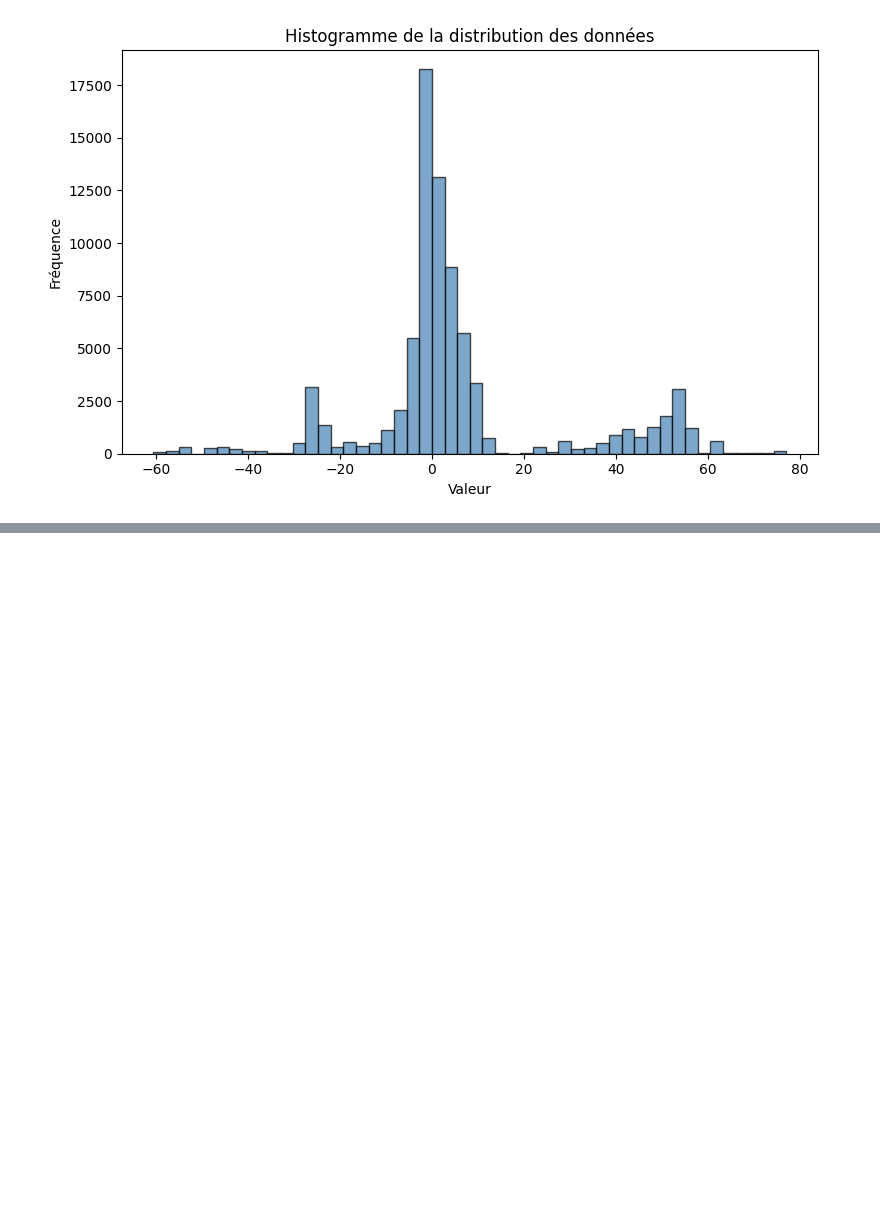
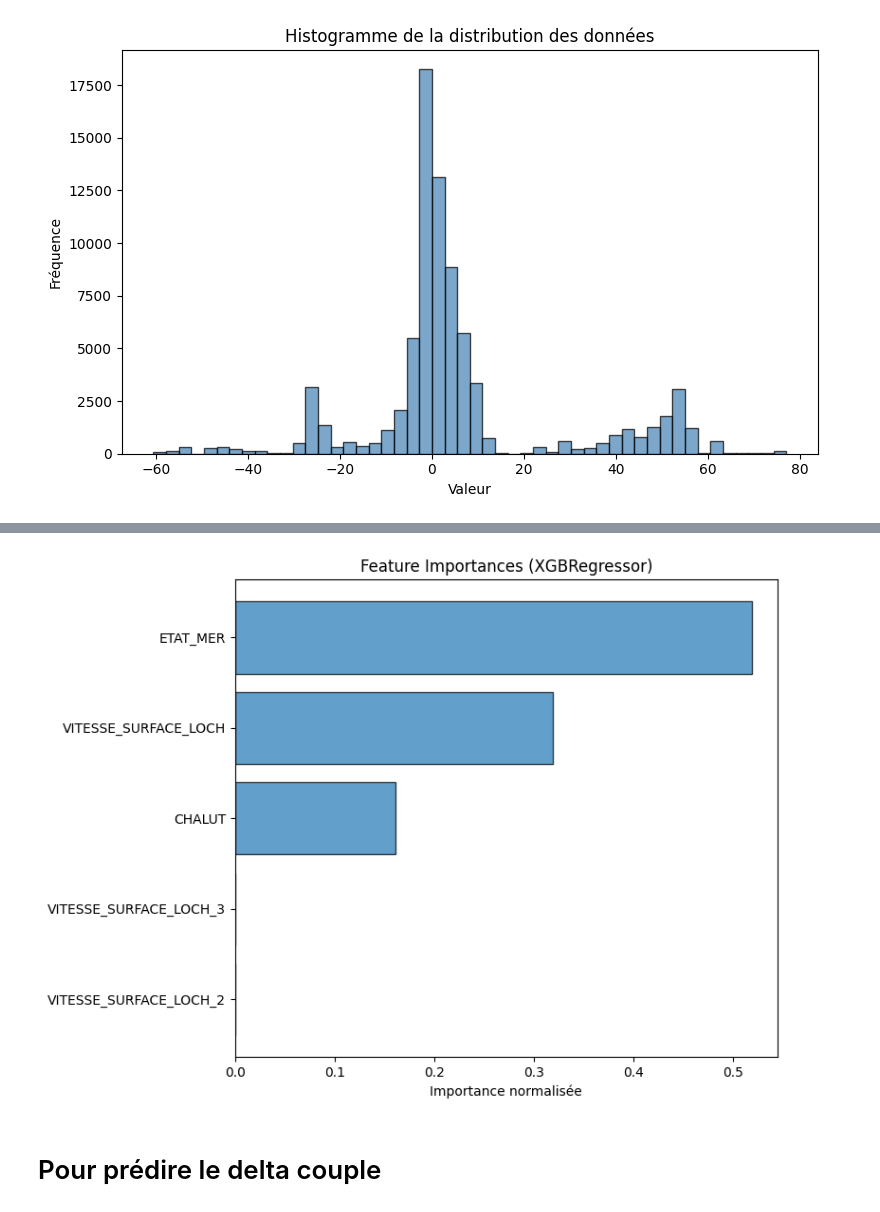
Before and after one commit to VincentMalara/estim_surcons, a Jupyter notebook: notebooks/Modelisation_V2.ipynb, the cells around one changed output, grey strips where cells are left out. Drawn from its saved outputs; the diff is of its cells as text; code cells hidden in the pictures; blank space fills up the shorter version.

```diff
--- a/notebooks/Modelisation_V2.ipynb
+++ b/notebooks/Modelisation_V2.ipynb
@@ -250,0 +350,19 @@ plt.show()
+# %%
+importances = model_pipeline['regressor'].feature_importances_
+names = X.columns.tolist()
+
+indices = np.argsort(importances)[::-1]
+sorted_importances = importances[indices]
+sorted_names       = [names[i] for i in indices]
+
+plt.figure(figsize=(8, 6))
+plt.barh(sorted_names, sorted_importances, edgecolor='black', alpha=0.7)
+plt.gca().invert_yaxis()
+plt.xlabel("Importance normalisée")
+plt.title("Feature Importances (XGBRegressor)")
+plt.tight_layout()
+plt.show()
+# %% [output]
+[figure, added]
+# %% [markdown]
+# Pour prédire le delta couple
```
Also changed, not shown: parts of 19 cells of this notebook, 1 other file.
